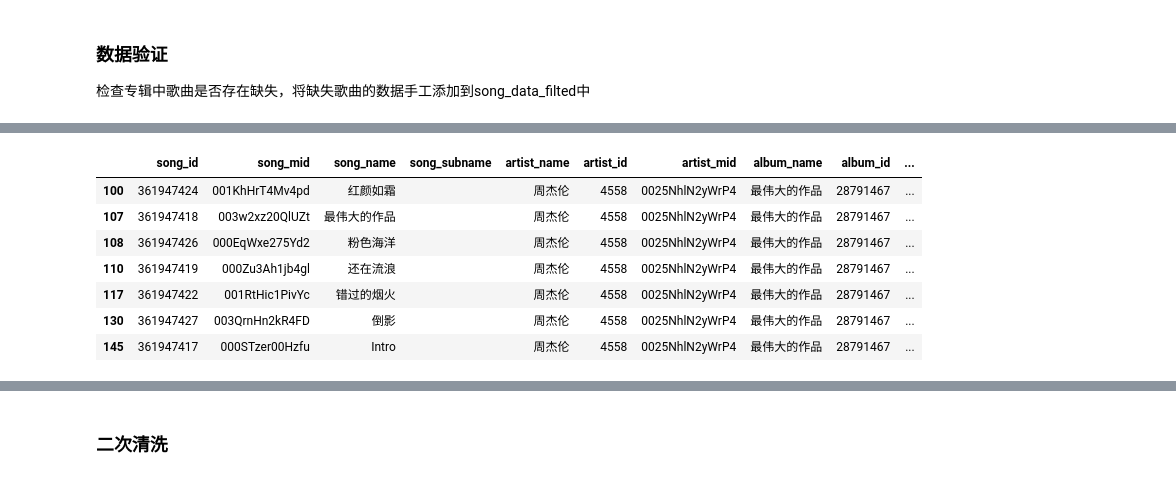
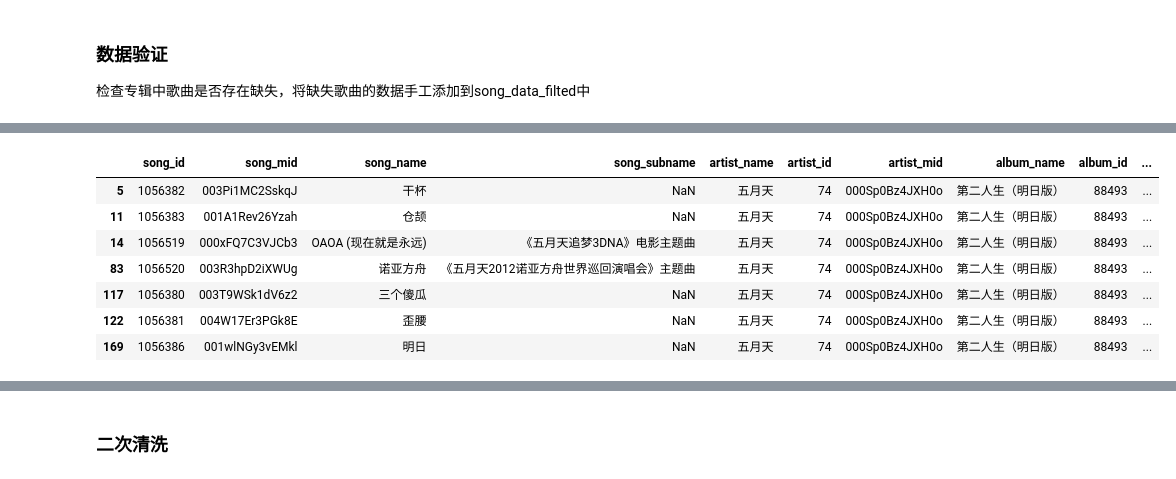
Before and after one commit to Kofi-W/net_charts, a Jupyter notebook: songs/data_crawler_qq.ipynb, the cells around one changed output, grey strips where cells are left out. Cells and saved outputs as stored; diff of their text form; code cells hidden in the pictures.

```diff
--- a/songs/data_crawler_qq.ipynb
+++ b/songs/data_crawler_qq.ipynb
@@ -368,6 +401,11 @@ def clear_and_save_lyric(path_prefix, songs_df):
 # %%
-file_path_prefix = "data/jaychou/"
-singger = "周杰伦"
+# file_path_prefix = "data/jaychou/"
+# singger = "周杰伦"
+# max_page = 20
+
+file_path_prefix = "data/mayday/"
+singger = "五月天"
+max_page = 16
 # %% [markdown]
 ### 曲目采集
 # %%
@@ -401,7 +435,17 @@ df_song_data_raw.to_csv(file_path_prefix + 'raw_song_data.csv', index=False)
+# %%
+# 重新读取数据
+df_song_data_raw_read = pd.read_csv(file_path_prefix + 'raw_song_data.csv')
+song_data_raw_read = df_song_data_raw_read.to_dict(orient='records')
 # %%
 # 曲目筛选，按专辑
+# 周杰伦
 album_list = [
     "Jay", "范特西", "八度空间", "叶惠美", "七里香", "十一月的肖邦", "依然范特西", "我很忙", "魔杰座", "跨时代",
     "惊叹号", "十二新作", "哎哟，不错哦", "周杰伦的床边故事", "最伟大的作品"
 ]
-song_data_filted = filter_album_songs(singger, song_data_raw, album_list)
+# 五月天
+album_list = [
+    '第一张创作专辑', '爱情万岁', '人生海海', '时光机', '神的孩子都在跳舞', '为爱而生', '后青春期的诗',
+    '第二人生（明日版）', '第二人生（末日版）', '自传', '知足 最真杰作选', '步步 自选作品辑 the Best of 1999-2013'
+]
+song_data_filted = filter_album_songs(singger, song_data_raw_read, album_list)
@@ -409,7 +457,7 @@ song_data_filted = filter_album_songs(singger, song_data_raw, album_list)
 ### 数据验证
 检查专辑中歌曲是否存在缺失，将缺失歌曲的数据手工添加到song_data_filted中
 # %%
-song_data_cleared = clear_song_data(song_data_filted)
-song_data_cleared
+song_data_cleared_1 = clear_song_data(song_data_filted)
+song_data_cleared_1
 # %% [output]
 |  | song_id | song_mid | song_name | song_subname | artist_name | artist_id | artist_mid | album_name | album_id | ... |
@@ -445,13 +492,18 @@ Jay         10
 Name: song_name, dtype: int64
 # %%
-song_data_cleared[song_data_cleared['album_name'] == '最伟大的作品']
+# 问题专辑
+# 周杰伦
+album_list_to_fix = ['最伟大的作品']
+# 五月天
+album_list_to_fix = ['第二人生（明日版）']
+song_data_cleared_1[song_data_cleared_1['album_name'] == album_list_to_fix[0]]
 # %% [output]
 |  | song_id | song_mid | song_name | song_subname | artist_name | artist_id | artist_mid | album_name | album_id | ... |
-| 100 | 361947424 | 001KhHrT4Mv4pd | 红颜如霜 |  | 周杰伦 | 4558 | 0025NhlN2yWrP4 | 最伟大的作品 | 28791467 | ... |
-| 107 | 361947418 | 003w2xz20QlUZt | 最伟大的作品 |  | 周杰伦 | 4558 | 0025NhlN2yWrP4 | 最伟大的作品 | 28791467 | ... |
-| 108 | 361947426 | 000EqWxe275Yd2 | 粉色海洋 |  | 周杰伦 | 4558 | 0025NhlN2yWrP4 | 最伟大的作品 | 28791467 | ... |
-| 110 | 361947419 | 000Zu3Ah1jb4gl | 还在流浪 |  | 周杰伦 | 4558 | 0025NhlN2yWrP4 | 最伟大的作品 | 28791467 | ... |
-| 117 | 361947422 | 001RtHic1PivYc | 错过的烟火 |  | 周杰伦 | 4558 | 0025NhlN2yWrP4 | 最伟大的作品 | 28791467 | ... |
-| 130 | 361947427 | 003QrnHn2kR4FD | 倒影 |  | 周杰伦 | 4558 | 0025NhlN2yWrP4 | 最伟大的作品 | 28791467 | ... |
-| 145 | 361947417 | 000STzer00Hzfu | Intro |  | 周杰伦 | 4558 | 0025NhlN2yWrP4 | 最伟大的作品 | 28791467 | ... |
+| 5 | 1056382 | 003Pi1MC2SskqJ | 干杯 | NaN | 五月天 | 74 | 000Sp0Bz4JXH0o | 第二人生（明日版） | 88493 | ... |
+| 11 | 1056383 | 001A1Rev26Yzah | 仓颉 | NaN | 五月天 | 74 | 000Sp0Bz4JXH0o | 第二人生（明日版） | 88493 | ... |
+| 14 | 1056519 | 000xFQ7C3VJCb3 | OAOA (现在就是永远) | 《五月天追梦3DNA》电影主题曲 | 五月天 | 74 | 000Sp0Bz4JXH0o | 第二人生（明日版） | 88493 | ... |
+| 83 | 1056520 | 003R3hpD2iXWUg | 诺亚方舟 | 《五月天2012诺亚方舟世界巡回演唱会》主题曲 | 五月天 | 74 | 000Sp0Bz4JXH0o | 第二人生（明日版） | 88493 | ... |
+| 117 | 1056380 | 003T9WSk1dV6z2 | 三个傻瓜 | NaN | 五月天 | 74 | 000Sp0Bz4JXH0o | 第二人生（明日版） | 88493 | ... |
+| 122 | 1056381 | 004W17Er3PGk8E | 歪腰 | NaN | 五月天 | 74 | 000Sp0Bz4JXH0o | 第二人生（明日版） | 88493 | ... |
+| 169 | 1056386 | 001wlNGy3vEMkl | 明日 | NaN | 五月天 | 74 | 000Sp0Bz4JXH0o | 第二人生（明日版） | 88493 | ... |
 # %%
```
Also changed, not shown: parts of 26 cells of this notebook, 8 other files.
